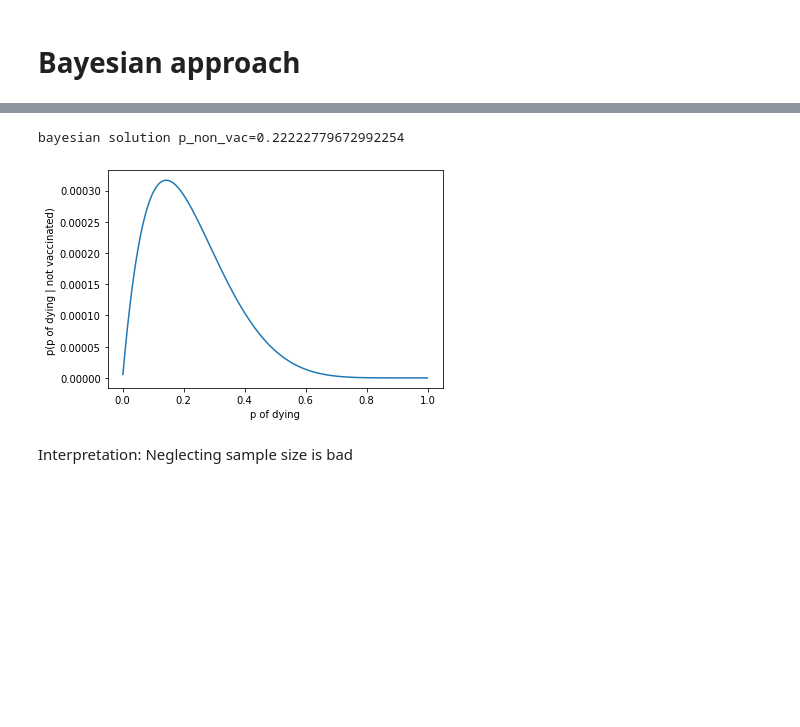
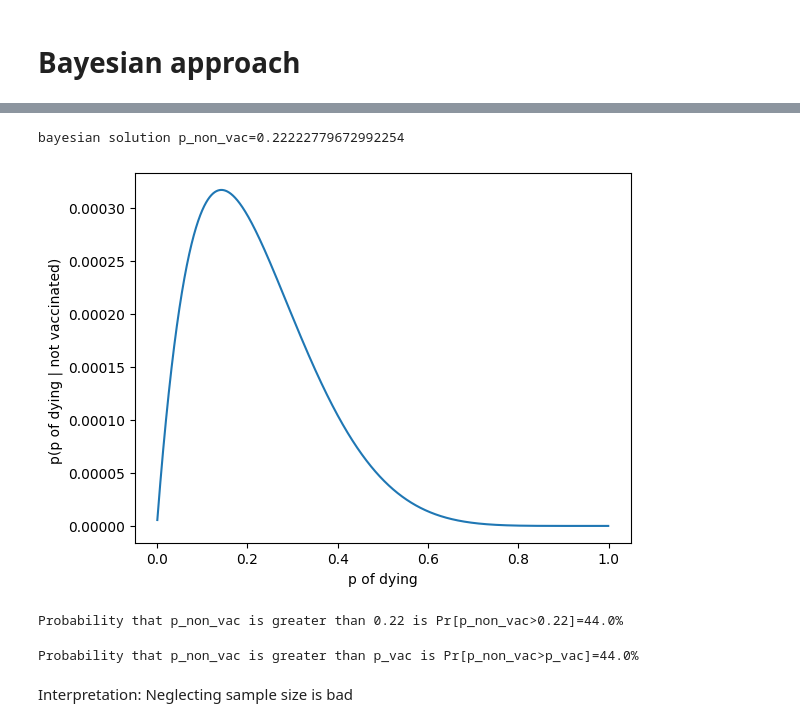
Before and after one commit to dlinzner-bcs/Bob-versus-Alice-Game, a Jupyter notebook: vaccination.ipynb, the cells around one changed output, grey strips where cells are left out. Saved outputs shown, nothing was run; the diff lists cells and outputs as text; code cells hidden in the pictures; blank space fills up the shorter version.

```diff
--- a/vaccination.ipynb
+++ b/vaccination.ipynb
@@ -54,17 +54,31 @@ bayesian solution p_vac=0.22222222222222165
 # %%
 f_llh = lambda x: df["non_vac"].loc["survive"]*np.log(1-x)+ df["non_vac"].loc["dead"]*np.log(x)
 f_prior = lambda x,a,b: (a-1)*np.log(x)+ (b-1)*np.log(1-x)
 log_posterior_unnormalized = f_prior(p_grid,1,1)+f_llh(p_grid)
 posterior_unnormalized = np.exp(log_posterior_unnormalized-min(log_posterior_unnormalized))
-posterior = posterior_unnormalized/np.sum(posterior_unnormalized)
-p_non_vac = sum(p_grid*posterior)
-plt.plot(p_grid,posterior)
+posterior_non_vac = posterior_unnormalized/np.sum(posterior_unnormalized)
+p_non_vac = sum(p_grid*posterior_non_vac)
+plt.plot(p_grid,posterior_non_vac)
 plt.xlabel("p of dying")
 plt.ylabel("p(p of dying | not vaccinated) ")
 print(f"bayesian solution p_non_vac={p_non_vac}")
 # %% [output]
 bayesian solution p_non_vac=0.22222779672992254
-[figure, old version]
+[figure, new version]
+# %%
+idx_non_vac = np.where(p_grid>p_vac)[0]
+p_p_non_vac_geq_p_vac = np.sum(posterior_non_vac[idx_non_vac])
+print(f"Probability that p_non_vac is greater than 0.22 is Pr[p_non_vac>0.22]={np.round(p_p_non_vac_geq_p_vac,2)*100}%")
+# %% [output]
+Probability that p_non_vac is greater than 0.22 is Pr[p_non_vac>0.22]=44.0%
+# %%
+Pr = 0
+for i in range(len(p_grid)):
+    for j in range(i,len(p_grid)):
+        Pr += posterior_vac[i]*posterior_non_vac[j]
+print(f"Probability that p_non_vac is greater than p_vac is Pr[p_non_vac>p_vac]={np.round(p_p_non_vac_geq_p_vac,2)*100}%")
+# %% [output]
+Probability that p_non_vac is greater than p_vac is Pr[p_non_vac>p_vac]=44.0%
 # %% [markdown]
 Interpretation: Neglecting sample size is bad
 # %% [markdown]
```
Also changed, not shown: parts of 1 cell of this notebook, 1 other file.
